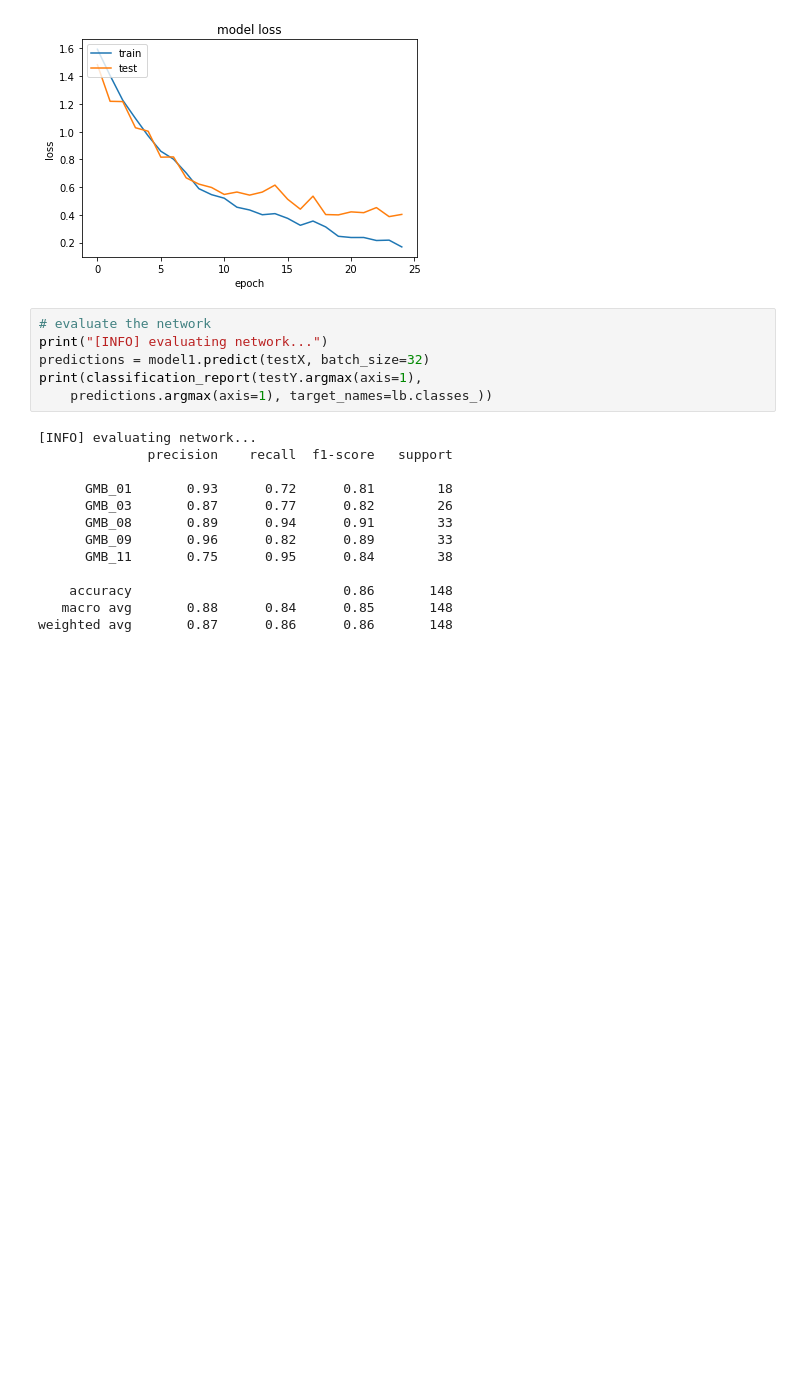
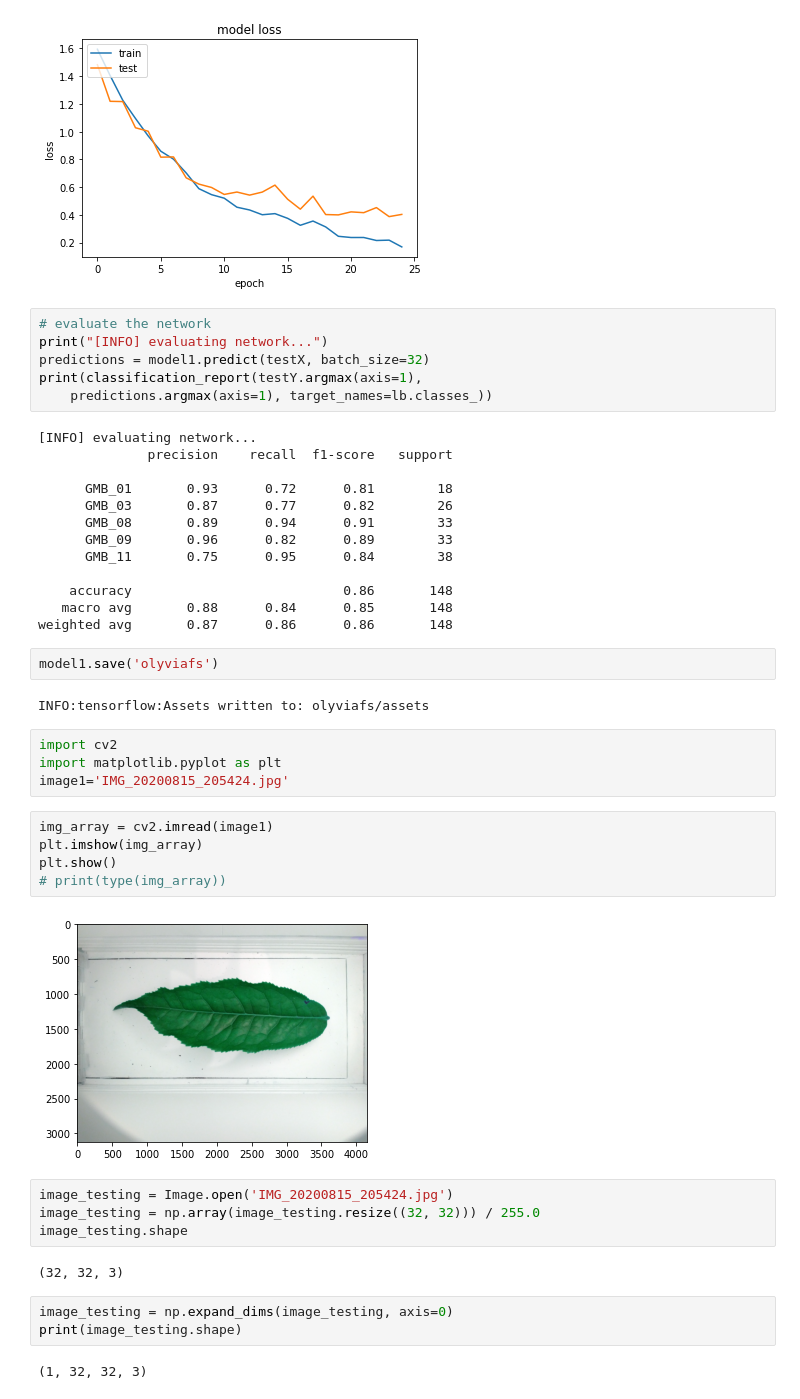
Before and after one commit to olyvias/python, a Jupyter notebook: TUGAS11.ipynb, the cells around one changed output. Drawn from its saved outputs; the diff is of its cells as text; blank space fills up the shorter version.

```diff
--- a/TUGAS11.ipynb
+++ b/TUGAS11.ipynb
@@ -177,3 +177,29 @@ print(classification_report(testY.argmax(axis=1),
     accuracy                           0.86       148
    macro avg       0.88      0.84      0.85       148
 weighted avg       0.87      0.86      0.86       148
+# %%
+model1.save('olyviafs')
+# %% [output]
+INFO:tensorflow:Assets written to: olyviafs/assets
+# %%
+import cv2
+import matplotlib.pyplot as plt
+image1='IMG_20200815_205424.jpg'
+# %%
+img_array = cv2.imread(image1)
+plt.imshow(img_array)
+plt.show()
+# print(type(img_array))
+# %% [output]
+[figure, added]
+# %%
+image_testing = Image.open('IMG_20200815_205424.jpg')
+image_testing = np.array(image_testing.resize((32, 32))) / 255.0
+image_testing.shape
+# %% [output]
+(32, 32, 3)
+# %%
+image_testing = np.expand_dims(image_testing, axis=0)
+print(image_testing.shape)
+# %% [output]
+(1, 32, 32, 3)
```
Also changed, not shown: parts of 1 cell of this notebook.
